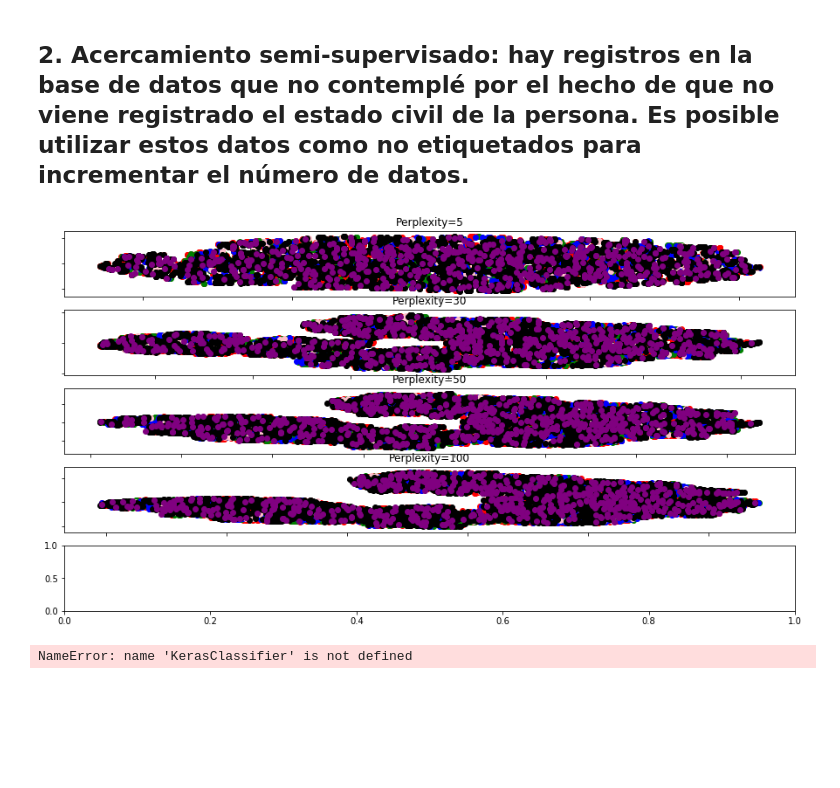
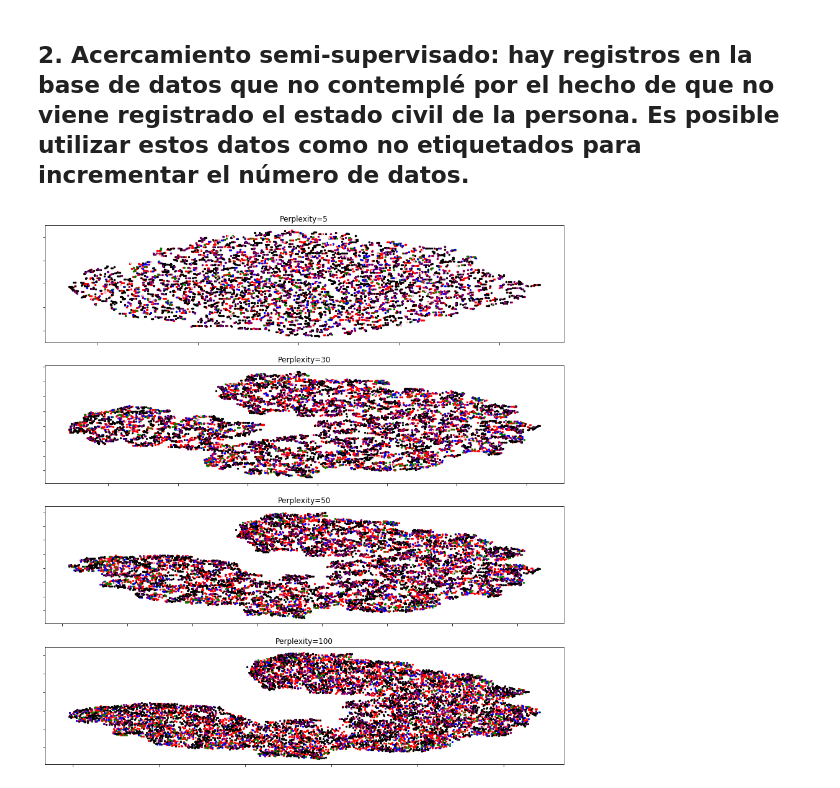
Before and after one commit to victornoriega/nhanes-project, a Jupyter notebook: Clasificacion.ipynb, the cells around one changed output. Drawn from its saved outputs; the diff is of its cells as text; code cells hidden in the pictures; blank space fills up the shorter version.

```diff
--- a/Clasificacion.ipynb
+++ b/Clasificacion.ipynb
@@ -39,9 +38,8 @@ ModuleNotFoundError: No module named 'keras'
 df = pd.read_csv('BaseDatosEstudio.csv')
 datos = df.loc[:,['ridagemn', 'ridreth1', 'indhhinc', 'indfminc', 'indfmpir', 'lbdvidms',
         'lbxpt21', 'riagendr', 'dr1tkcal', 'dr1tcalc', 'dr1tphos', 'bmxwt', 'bmxht', 'bmxbmi', 'bmxwaist', 'dmdmartl']]
-print(datos.shape)
+datos = datos[datos['dmdmartl'] < 7]
 datos = datos.dropna()
-print(datos.shape)
 datos = datos.reset_index()
 datos.head()
 # %% [output]
@@ -176,51 +140,34 @@ Exactitud promedio en 10 folds: 0.47102102271445656
 # %%
 from matplotlib.ticker import NullFormatter
 from sklearn import manifold
-from time import time
 
 n_components = 2
-(fig, subplots) = plt.subplots(5, figsize=(15, 8))
+(fig, subplots) = plt.subplots(4, figsize=(15, 16))
 perplexities = [5, 30, 50, 100]
 X = x
 red = y == 1
 green = y == 2
 blue = y == 3
 pink = y == 4
 black = y == 5
 purple = y == 6
-
+s = 5
 
 for i, perplexity in enumerate(perplexities):
     ax = subplots[i]
 
     tsne = manifold.TSNE(n_components=n_components, init='random',
                          random_state=0, perplexity=perplexity)
     Y = tsne.fit_transform(X)
     ax.set_title("Perplexity=%d" % perplexity)
-    ax.scatter(Y[red, 0], Y[red, 1], c="r")
-    ax.scatter(Y[green, 0], Y[green, 1], c="g")
-    ax.scatter(Y[blue, 0], Y[blue, 1], c="blue")
-    ax.scatter(Y[pink, 0], Y[pink, 1], c="pink")
-    ax.scatter(Y[black, 0], Y[black, 1], c="black")
-    ax.scatter(Y[purple, 0], Y[purple, 1], c="purple")
+    ax.scatter(Y[red, 0], Y[red, 1], c="r", s=s)
+    ax.scatter(Y[green, 0], Y[green, 1], c="g", s=s)
+    ax.scatter(Y[blue, 0], Y[blue, 1], c="blue", s=s)
+    ax.scatter(Y[pink, 0], Y[pink, 1], c="pink", s=s)
+    ax.scatter(Y[black, 0], Y[black, 1], c="black", s=s)
+    ax.scatter(Y[purple, 0], Y[purple, 1], c="purple", s=s)
     ax.xaxis.set_major_formatter(NullFormatter())
     ax.yaxis.set_major_formatter(NullFormatter())
     ax.axis('tight')
 # %% [output]
-[figure, old version]
+[figure, new version]
-# %%
-def baseline_model():
-    # create model
-    model = Sequential()
-    model.add(Dense(8, input_dim=4, activation='relu'))
-    model.add(Dense(3, activation='softmax'))
-    # Compile model
-    model.compile(loss='categorical_crossentropy', optimizer='adam', metrics=['accuracy'])
-    return model
-
-estimator = KerasClassifier(build_fn=baseline_model, epochs=200, batch_size=5, verbose=0)
-kfold = KFold(n_splits=10, shuffle=True)
-results = cross_val_score(estimator, x, y, cv=kfold)
-print("Baseline: %.2f%% (%.2f%%)" % (results.mean()*100, results.std()*100))
-# %% [output]
-NameError: name 'KerasClassifier' is not defined
```
Also changed, not shown: parts of 14 cells of this notebook, 1 other file.
